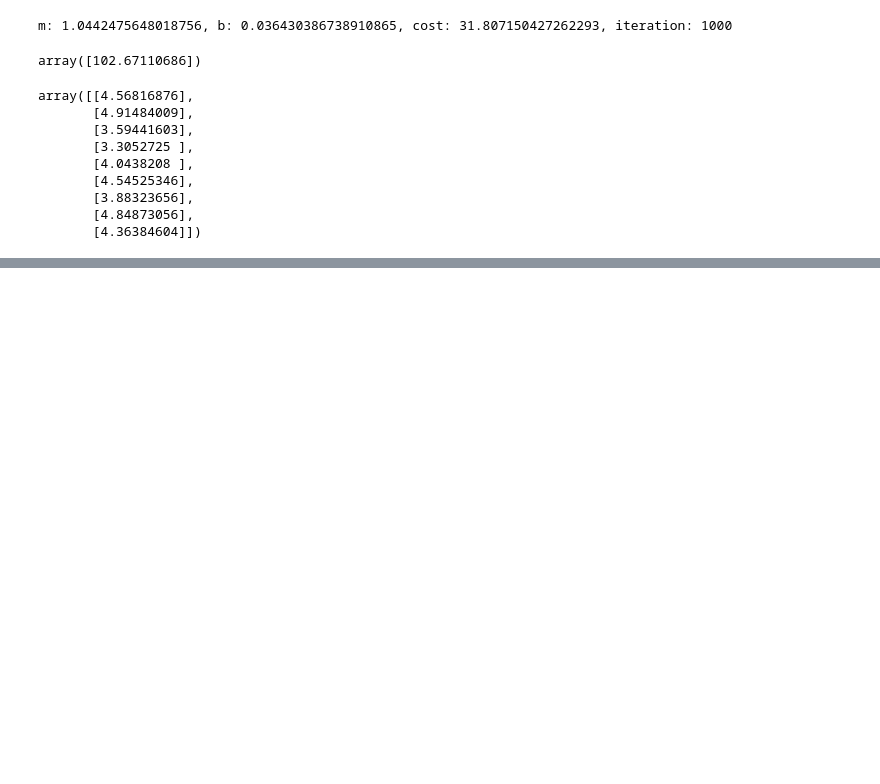
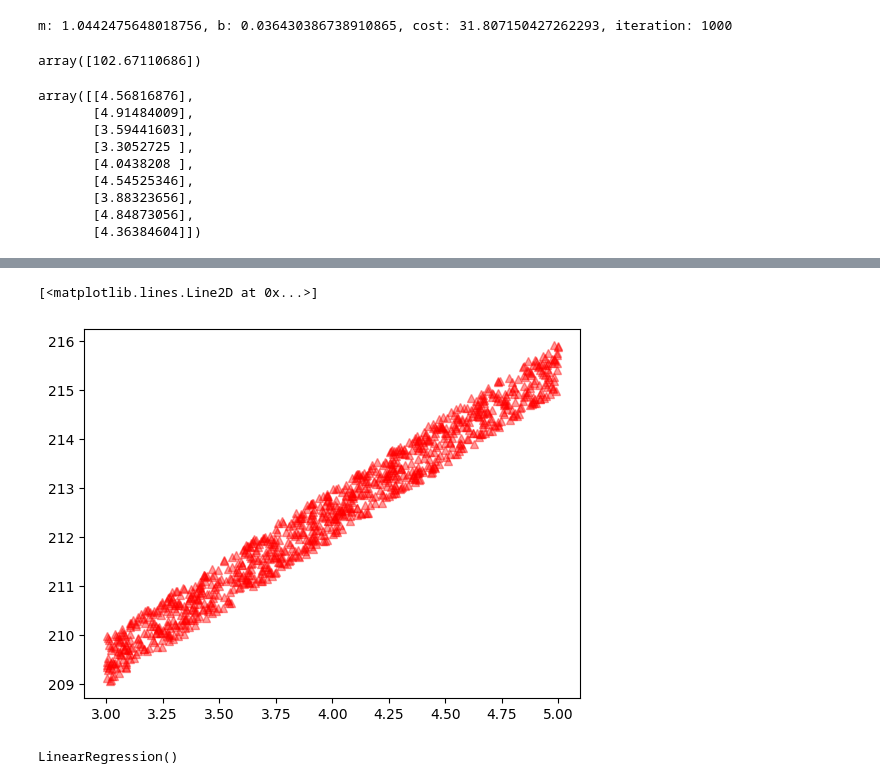
Before and after one commit to danishansari09/Algorithms, a Jupyter notebook: Cost_Function.ipynb, the cells around one changed output, grey strips where cells are left out. Saved outputs shown, nothing was run; the diff lists cells and outputs as text; code cells hidden in the pictures; blank space fills up the shorter version.

```diff
--- a/Cost_Function.ipynb
+++ b/Cost_Function.ipynb
@@ -134,4 +134,7 @@ array([[4.56816876],
        [4.84873056],
        [4.36384604]])
 # %%
-Y_ = 200 + 4 * X_ + ab]
+Y_ = 200 + 3 * X_ + abs(np.random.rand(1000,1))
+# %%
+plt.plot(X_, Y_, 'r^',alpha = 0.4)
+# %% [output]
@@ -137,0 +142,7 @@ Y_ = 200 + 4 * X_ + ab]
+[<matplotlib.lines.Line2D at 0x...>]
+[figure, added]
+# %%
+lin_reg_ = LinearRegression()
+lin_reg_.fit(X_, Y_)
+# %% [output]
+LinearRegression()
```
Also changed, not shown: parts of 6 cells of this notebook.
